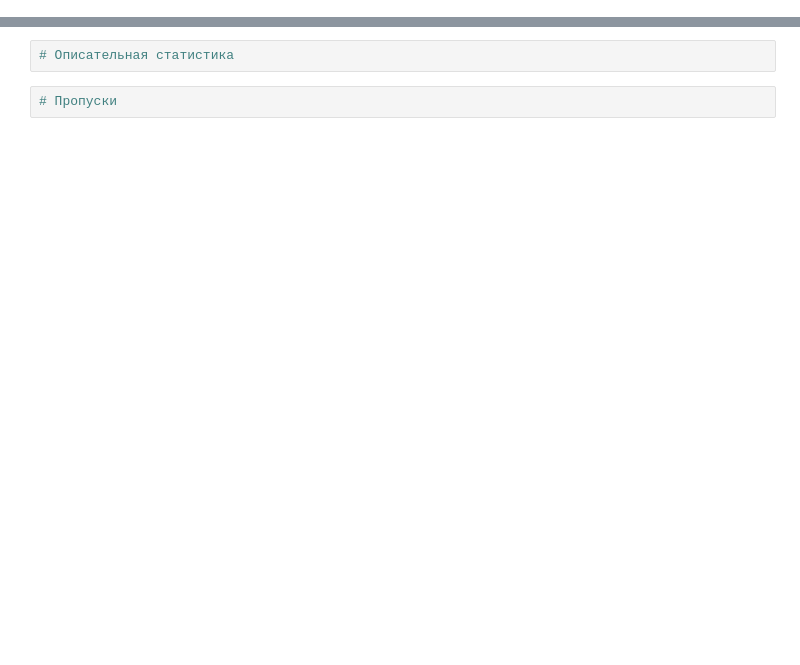
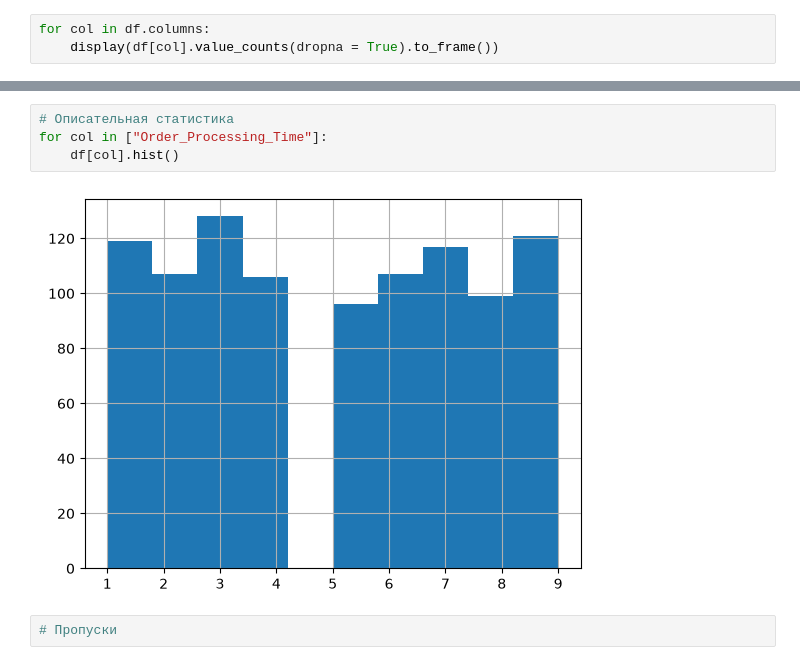
Before and after one commit to YuryPavlov-StP/global_sales, a Jupyter notebook: notebooks/01_eda_global_sales.ipynb, the cells around one changed output, grey strips where cells are left out. Cells and saved outputs as stored; diff of their text form; blank space fills up the shorter version.

```diff
--- a/notebooks/01_eda_global_sales.ipynb
+++ b/notebooks/01_eda_global_sales.ipynb
@@ -17,0 +58,3 @@ df.head()
+# %%
+for col in df.columns:
+    display(df[col].value_counts(dropna = True).to_frame())
@@ -18,4 +146,8 @@ df.head()
 # %%
 # Описательная статистика
+for col in ["Order_Processing_Time"]:
+    df[col].hist()
+# %% [output]
+[figure, added]
 # %%
 # Пропуски
```
Also changed, not shown: parts of 19 cells of this notebook.
